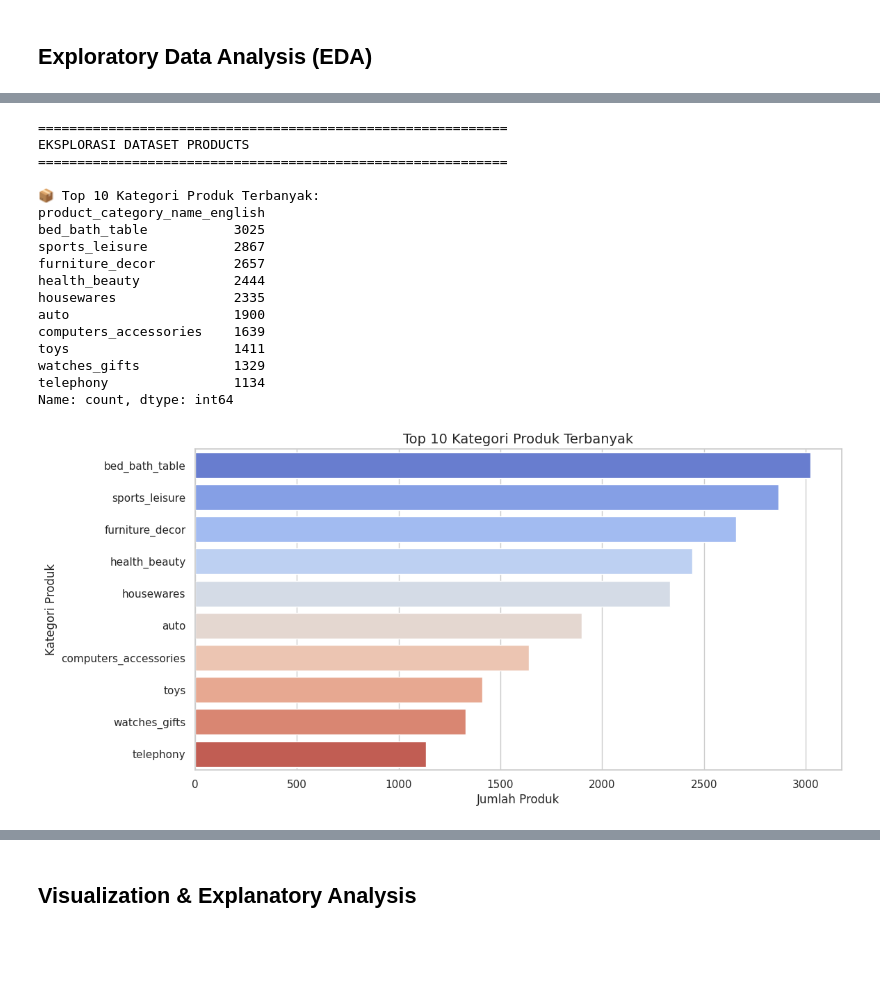
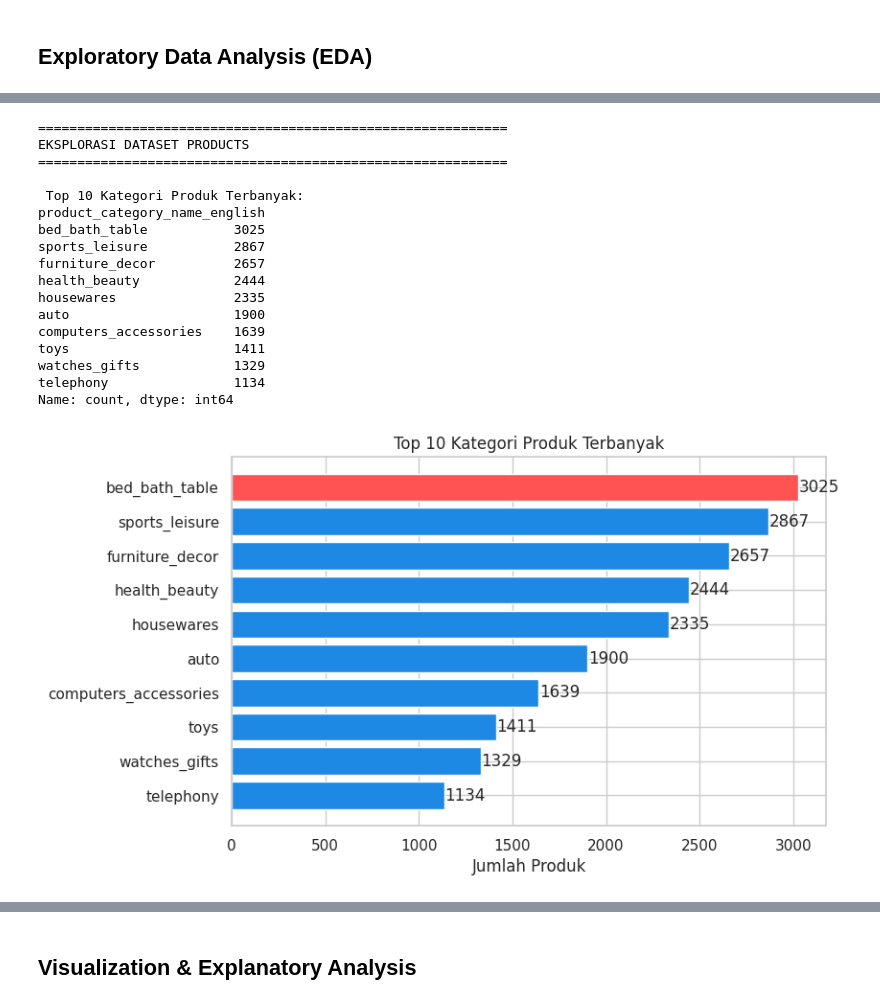
Before and after one commit to budiselection/olist-ecommerce-analysis, a Jupyter notebook: Proyek_Analisis_Data.ipynb, the cells around one changed output, grey strips where cells are left out. Drawn from its saved outputs; the diff is of its cells as text; code cells hidden in the pictures; blank space fills up the shorter version.

```diff
--- a/Proyek_Analisis_Data.ipynb
+++ b/Proyek_Analisis_Data.ipynb
@@ -936,44 +895,44 @@ products_with_cat = products_df.merge(
 
 print("=" * 60)
 print("EKSPLORASI DATASET PRODUCTS")
 print("=" * 60)
 
 # Top 10 kategori produk (dalam bahasa Inggris)
 top_categories = products_with_cat['product_category_name_english'].value_counts().head(10)
 print("\n Top 10 Kategori Produk Terbanyak:")
 print(top_categories)
 
 # Visualisasi
-plt.figure(figsize=(12, 6))
-sns.countplot(
-    y='product_category_name_english',
-    data=products_with_cat,
-    order=products_with_cat['product_category_name_english'].value_counts().index[:10],
-    palette='coolwarm'
-)
-plt.title('Top 10 Kategori Produk Terbanyak', fontsize=14)
+plt.figure(figsize=(8, 5))
+top_cats = products_with_cat['product_category_name_english'].value_counts().head(10)
+colors = ['#FF5252' if i == 0 else '#1E88E5' for i in range(len(top_cats))]
+bars = plt.barh(top_cats.index, top_cats.values, color=colors)
+plt.title('Top 10 Kategori Produk Terbanyak', fontsize=12)
 plt.xlabel('Jumlah Produk')
-plt.ylabel('Kategori Produk')
+plt.gca().invert_yaxis()
+for bar in bars:
+    width = bar.get_width()
+    plt.text(width + 5, bar.get_y() + bar.get_height()/2, f'{int(width)}', va='center')
 plt.show()
 # %% [output]
 ============================================================
 EKSPLORASI DATASET PRODUCTS
 ============================================================
 
-📦 Top 10 Kategori Produk Terbanyak:
+ Top 10 Kategori Produk Terbanyak:
 product_category_name_english
 bed_bath_table           3025
 sports_leisure           2867
 furniture_decor          2657
 health_beauty            2444
 housewares               2335
 auto                     1900
 computers_accessories    1639
 toys                     1411
 watches_gifts            1329
 telephony                1134
 Name: count, dtype: int64
-[figure, old version]
+[figure, new version]
 # %%
 # =====================================================
 # EKSPLORASI DATASET ORDERS (TREN WAKTU)
```
Also changed, not shown: parts of 48 cells of this notebook, 3 other files.
